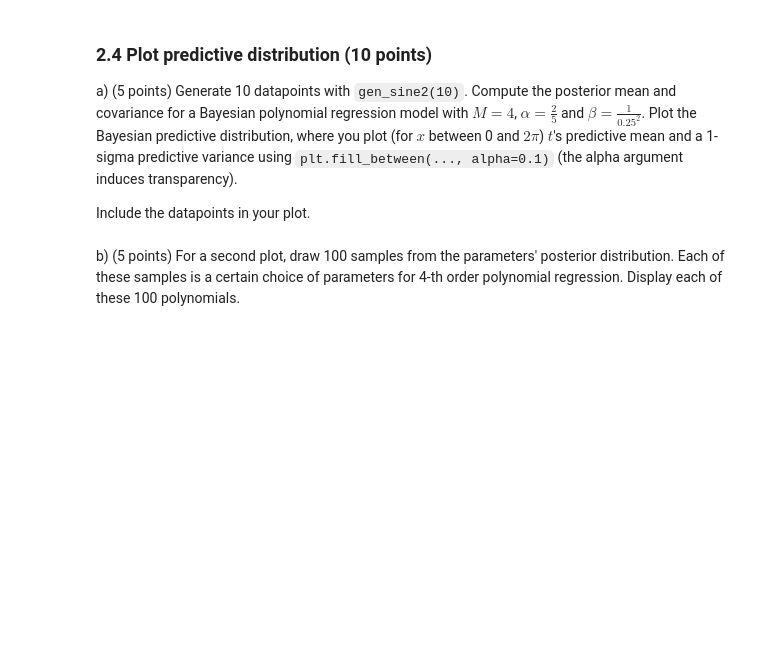
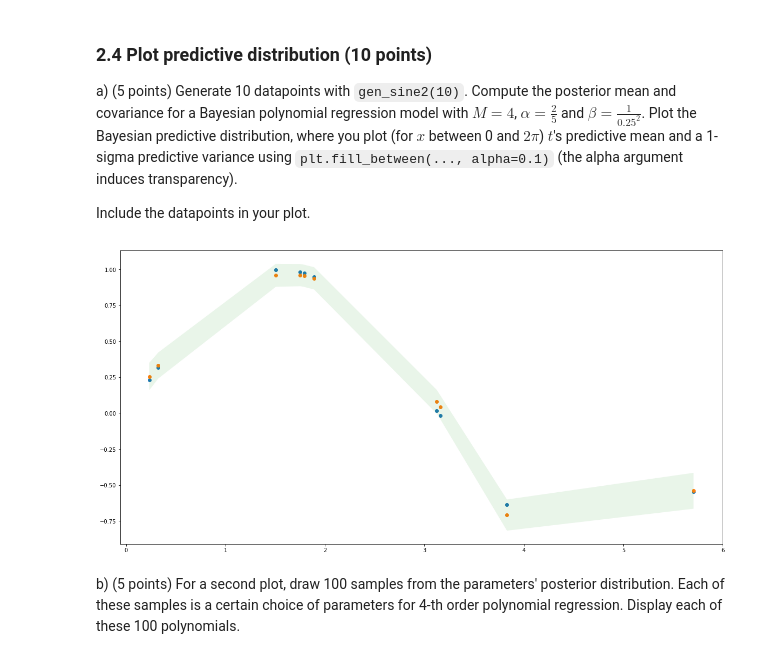
Before and after one commit to ndegier/ML1, a Jupyter notebook: 10683704_12311014_lab1.ipynb, the cells around one changed output. Saved outputs shown, nothing was run; the diff lists cells and outputs as text; code cells hidden in the pictures; blank space fills up the shorter version.

```diff
--- a/10683704_12311014_lab1.ipynb
+++ b/10683704_12311014_lab1.ipynb
@@ -287,3 +447,8 @@ def gen_sine2(n):
+# %%
+def gen_sine2(n):
+    x = np.random.uniform(0, 2*np.pi, n)
+    t = np.sin(x)
+    return x, t
 # %%
 ### Test your function
 np.random.seed(42)
@@ -339,12 +511,18 @@ $$ \sigma_N^2 = \frac{1}{\beta} + \phi(\bx)^T \bS_N \phi(\bx) $$
 where $\phi(\bx)$ are the computed features for a new datapoint $\bx$, and $t$ is the predicted variable for datapoint $\bx$.
 
 Write a function that `predict_polynomial_bayes(x, m, S, beta)` that returns the predictive mean, variance and design matrix $\bPhi$ given a new datapoint `x`, posterior mean `m`, posterior variance `S` and a choice of model variance `beta`.
-# %%
-def predict_polynomial_bayes(x, m, S, beta):
-    # YOUR CODE HERE
-    raise NotImplementedError()
-
-    return mean, sigma, Phi
+# %%
+def predict_polynomial_bayes(x, m, S, beta):
+
+    Phi = designmatrix(x, len(m)-1)
+    mean = np.dot(Phi, m)
+
+    sigma = np.zeros(len(x))
+
+    for N in range(len(x)):
+        sigma[N] = 1/beta + np.dot(np.dot(Phi[N], S), Phi[N].T)
+
+    return mean, sigma, Phi
 # %%
 ### Test your function
 np.random.seed(42)
@@ -371,3 +546,27 @@ raise NotImplementedError()
+# %%
+M = 4
+alpha = 0.4
+beta = 1/0.25**2
+x, t = gen_sine2(10)
+
+m, S, Phi = fit_polynomial_bayes(x, t, M, alpha, beta)
+mean, sigma, Phi = predict_polynomial_bayes(x, m, S, beta)
+
+#Sort arrays
+ind = x.argsort()
+mean = mean[ind]
+sigma = sigma[ind]
+x = x[ind]
+t = t[ind]
+
+#Plot
+plt.figure()
+plt.scatter(x,t)
+plt.scatter(x, mean)
+plt.fill_between(x, mean-sigma, mean+sigma, alpha=0.1)
+plt.show()
+# %% [output]
+[figure, added]
 # %% [markdown]
 b) (5 points) For a second plot, draw 100 samples from the parameters' posterior distribution. Each of these samples is a certain choice of parameters for 4-th order polynomial regression.
 Display each of these 100 polynomials.
```
Also changed, not shown: parts of 36 cells of this notebook.
